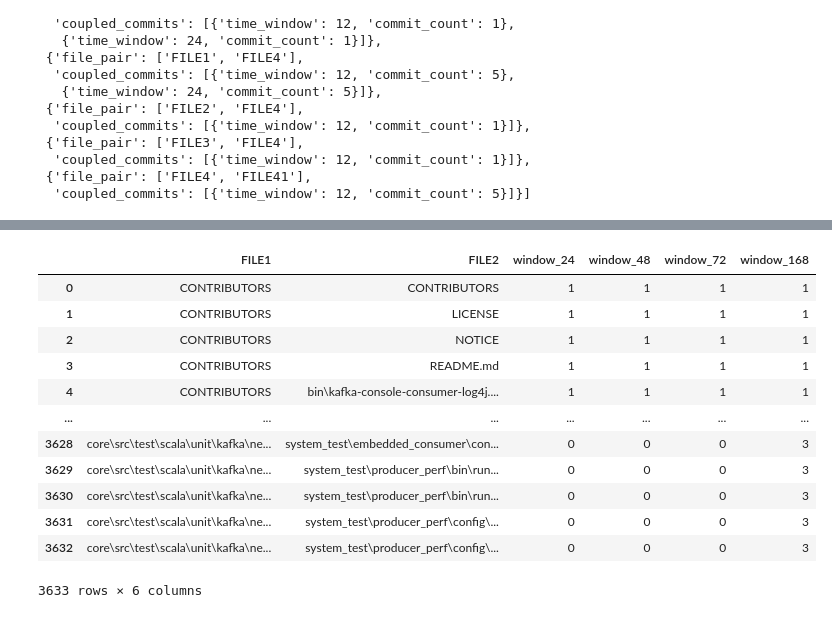
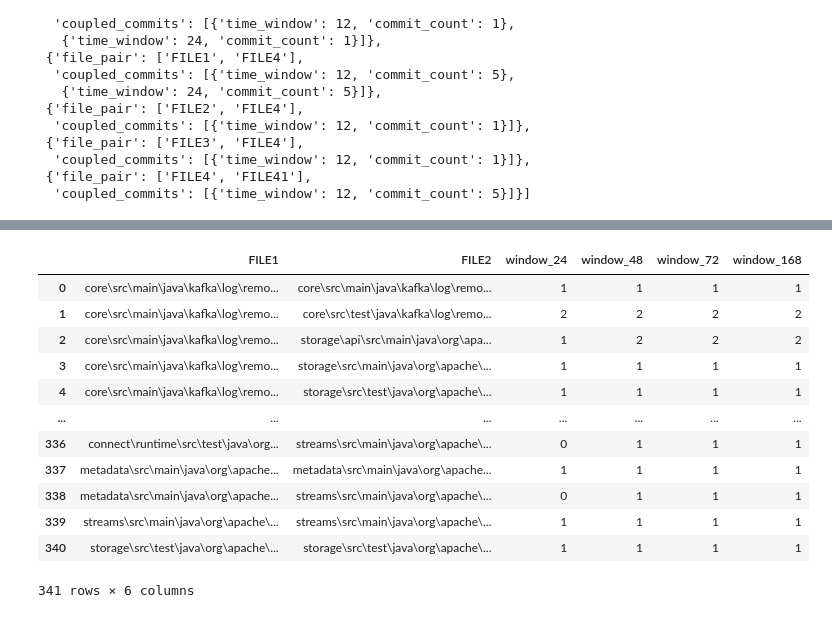
Before and after one commit to bauerDOTuzh/fss-se1, a Jupyter notebook: exercise3.ipynb, the cells around one changed output, grey strips where cells are left out. Cells and saved outputs as stored; diff of their text form; code cells hidden in the pictures.

```diff
--- a/exercise3.ipynb
+++ b/exercise3.ipynb
@@ -53,7 +53,7 @@ def get_mod_files_between(from_time, windows):
     results = {window: defaultdict(int) for window in windows}
 
     # Iterate through commits once, checking against each window
-    for commit in Repository(path_to_repo=repo_path, since=from_time).traverse_commits():
+    for commit in Repository(path_to_repo=repo_path, since=from_time, to=from_time+timedelta(hours=168)).traverse_commits():
         for file in commit.modified_files:
             filename = file.new_path if file.new_path else file.old_path
 
@@ -71,6 +71,7 @@ def get_mod_files_between(from_time, windows):
     return {window: dict(file_dict) for window, file_dict in results.items()}
 # %%
 from collections import Counter
+from datetime import datetime
 #iterate over each changes from the start of the repo?
 # -> look in a windof of next commits within a window of X
 # -> calculate the number of changes in this window
@@ -79,7 +80,12 @@ file_connections = defaultdict(lambda: {24: {}, 48: {}, 72: {}, 168: {}})
 windows = [24, 48, 72, 168]
 i = 1
 
-for commit in Repository(path_to_repo=repo_path).traverse_commits():
+all_commits = Repository(path_to_repo=repo_path,
+                         only_modifications_with_file_types=['.java'],
+                         since=datetime(2023, 8, 20, 17, 59, 0)
+                         ).traverse_commits()
+
+for commit in all_commits:
     for file in commit.modified_files:
         filename = file.new_path if file.new_path else file.old_path
 
@@ -92,6 +98,6 @@ for commit in Repository(path_to_repo=repo_path).traverse_commits():
         for window, mod_list in mod_files_results.items():
             file_dict[window] = dict(Counter(file_dict[window]) + Counter(mod_list))
 
-    i -= 1
-    if i <= 0:
-        break
+    # i -= 1
+    # if i <= 0:
+    #     break
@@ -224,19 +214,19 @@ def to_pandas(data):
 # %%
 # sortby window 24
 df = to_pandas(new_structure)
-df.sort_values(by=['window_24'], ascending=False)
+df.sort_values(by=['window_168'], ascending=False)
 df
 # %% [output]
 |  | FILE1 | FILE2 | window_24 | window_48 | window_72 | window_168 |
-| 0 | CONTRIBUTORS | CONTRIBUTORS | 1 | 1 | 1 | 1 |
-| 1 | CONTRIBUTORS | LICENSE | 1 | 1 | 1 | 1 |
-| 2 | CONTRIBUTORS | NOTICE | 1 | 1 | 1 | 1 |
-| 3 | CONTRIBUTORS | README.md | 1 | 1 | 1 | 1 |
-| 4 | CONTRIBUTORS | bin\kafka-console-consumer-log4j.... | 1 | 1 | 1 | 1 |
+| 0 | core\src\main\java\kafka\log\remo... | core\src\main\java\kafka\log\remo... | 1 | 1 | 1 | 1 |
+| 1 | core\src\main\java\kafka\log\remo... | core\src\test\java\kafka\log\remo... | 2 | 2 | 2 | 2 |
+| 2 | core\src\main\java\kafka\log\remo... | storage\api\src\main\java\org\apa... | 1 | 2 | 2 | 2 |
+| 3 | core\src\main\java\kafka\log\remo... | storage\src\main\java\org\apache\... | 1 | 1 | 1 | 1 |
+| 4 | core\src\main\java\kafka\log\remo... | storage\src\test\java\org\apache\... | 1 | 1 | 1 | 1 |
 | ... | ... | ... | ... | ... | ... | ... |
-| 3628 | core\src\test\scala\unit\kafka\ne... | system_test\embedded_consumer\con... | 0 | 0 | 0 | 3 |
-| 3629 | core\src\test\scala\unit\kafka\ne... | system_test\producer_perf\bin\run... | 0 | 0 | 0 | 3 |
-| 3630 | core\src\test\scala\unit\kafka\ne... | system_test\producer_perf\bin\run... | 0 | 0 | 0 | 3 |
-| 3631 | core\src\test\scala\unit\kafka\ne... | system_test\producer_perf\config\... | 0 | 0 | 0 | 3 |
-| 3632 | core\src\test\scala\unit\kafka\ne... | system_test\producer_perf\config\... | 0 | 0 | 0 | 3 |
+| 336 | connect\runtime\src\test\java\org... | streams\src\main\java\org\apache\... | 0 | 1 | 1 | 1 |
+| 337 | metadata\src\main\java\org\apache... | metadata\src\main\java\org\apache... | 1 | 1 | 1 | 1 |
+| 338 | metadata\src\main\java\org\apache... | streams\src\main\java\org\apache\... | 0 | 1 | 1 | 1 |
+| 339 | streams\src\main\java\org\apache\... | streams\src\main\java\org\apache\... | 1 | 1 | 1 | 1 |
+| 340 | storage\src\test\java\org\apache\... | storage\src\test\java\org\apache\... | 1 | 1 | 1 | 1 |
-3633 rows × 6 columns
+341 rows × 6 columns
```
Also changed, not shown: parts of 3 cells of this notebook, 1 other file.
